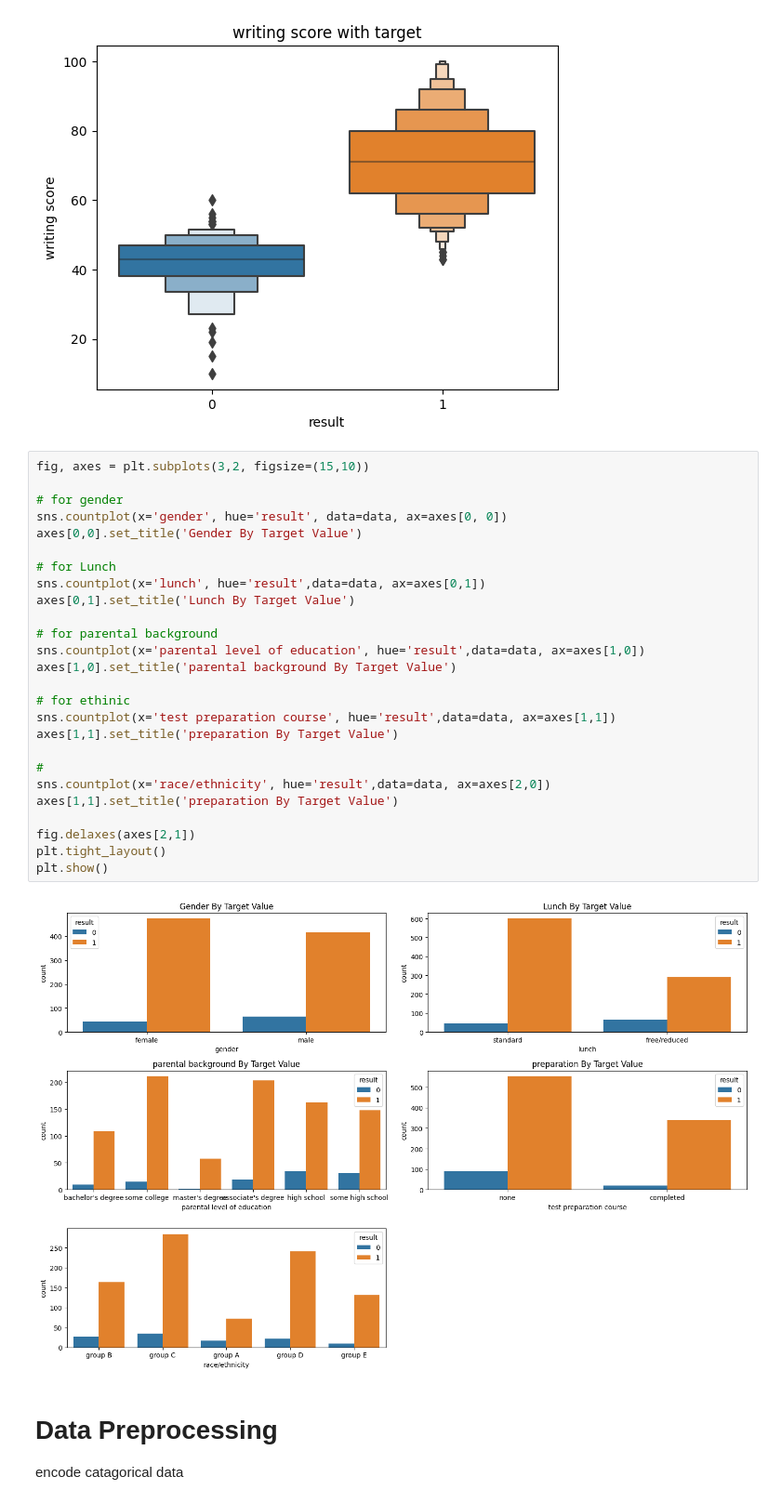
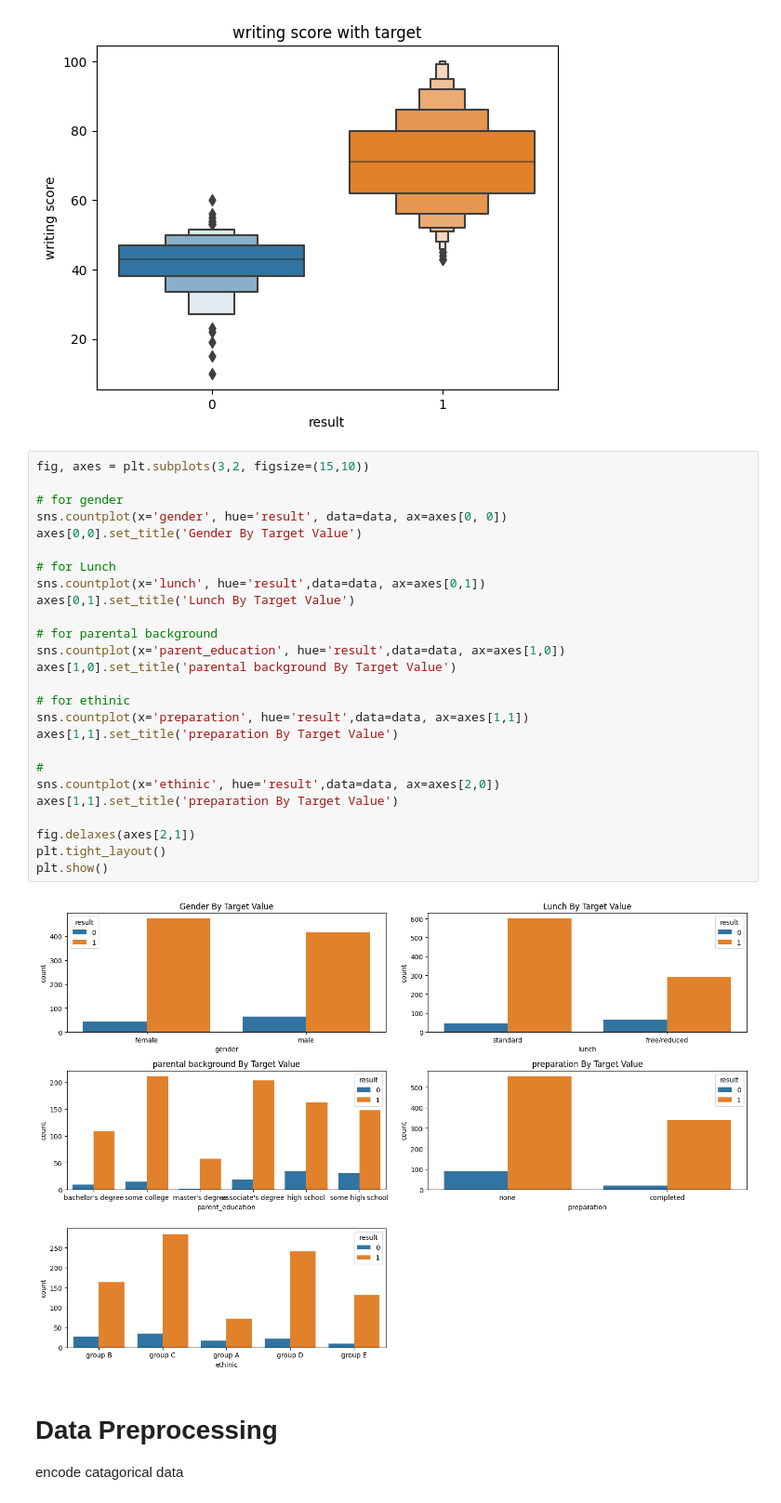
Before and after one commit to Roshk01/student-Performance-prediction, a Jupyter notebook: main.ipynb, the cells around one changed output. Shown at 93% size. Drawn from its saved outputs; the diff is of its cells as text.

```diff
--- a/main.ipynb
+++ b/main.ipynb
@@ -113,31 +121,31 @@ plt.show()
 # %%
 fig, axes = plt.subplots(3,2, figsize=(15,10))
 
 # for gender
 sns.countplot(x='gender', hue='result', data=data, ax=axes[0, 0])
 axes[0,0].set_title('Gender By Target Value')
 
 # for Lunch
 sns.countplot(x='lunch', hue='result',data=data, ax=axes[0,1])
 axes[0,1].set_title('Lunch By Target Value')
 
 # for parental background
-sns.countplot(x='parental level of education', hue='result',data=data, ax=axes[1,0])
+sns.countplot(x='parent_education', hue='result',data=data, ax=axes[1,0])
 axes[1,0].set_title('parental background By Target Value')
 
 # for ethinic
-sns.countplot(x='test preparation course', hue='result',data=data, ax=axes[1,1])
+sns.countplot(x='preparation', hue='result',data=data, ax=axes[1,1])
 axes[1,1].set_title('preparation By Target Value')
 
 #
-sns.countplot(x='race/ethnicity', hue='result',data=data, ax=axes[2,0])
+sns.countplot(x='ethinic', hue='result',data=data, ax=axes[2,0])
 axes[1,1].set_title('preparation By Target Value')
 
 fig.delaxes(axes[2,1])
 plt.tight_layout()
 plt.show()
 # %% [output]
-[figure, old version]
+[figure, new version]
 # %% [markdown]
 # Data Preprocessing
 encode catagorical data
```
Also changed, not shown: parts of 21 cells of this notebook, 3 other files.
